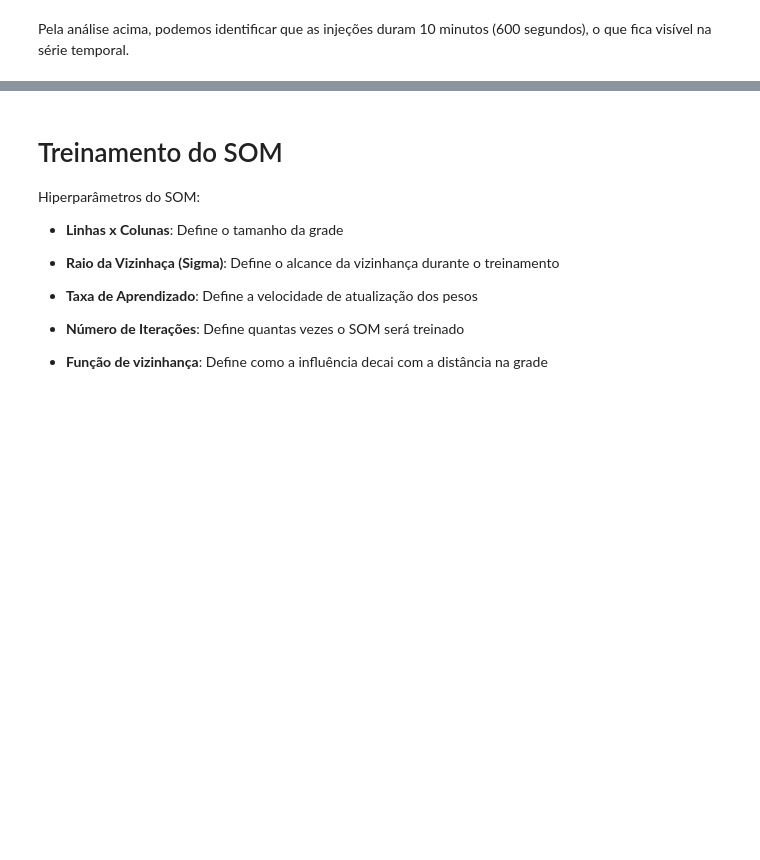
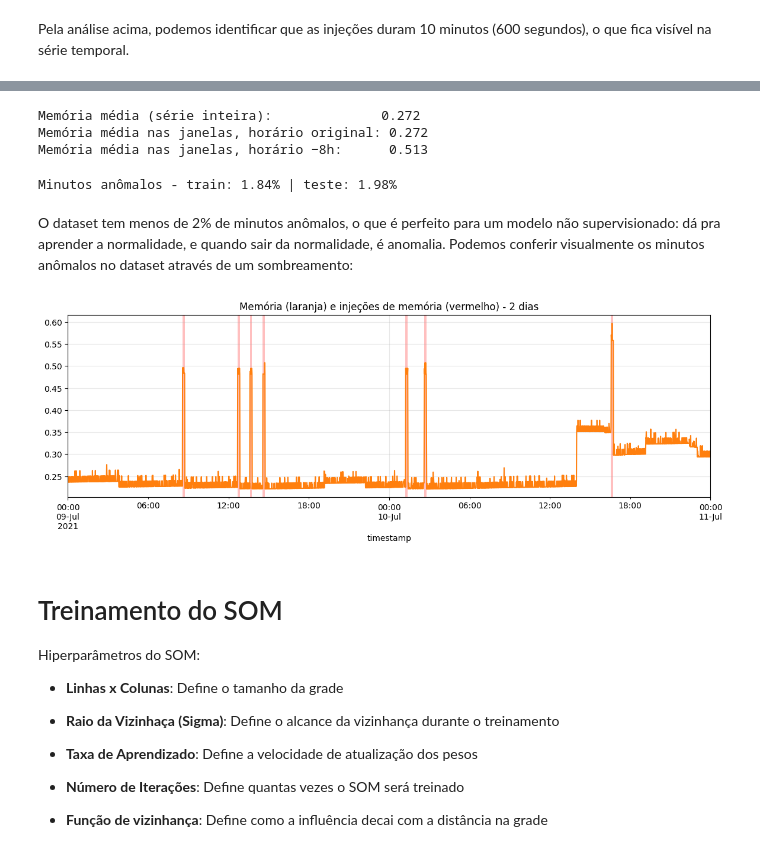
Before and after one commit to JoaoVictorCRP/mestrado-ppgca, a Jupyter notebook: notebooks/som-ad.ipynb, the cells around one changed output, grey strips where cells are left out. Saved outputs shown, nothing was run; the diff lists cells and outputs as text; code cells hidden in the pictures; blank space fills up the shorter version.

Commit message:
som-ad: extracao dos rotulos de anomalia (injecoes)

```diff
--- a/notebooks/som-ad.ipynb
+++ b/notebooks/som-ad.ipynb
@@ -257,3 +260,56 @@ Pela análise acima, podemos identificar que as injeções duram 10 minutos (600
+# %%
+inj_mem = inj_service[inj_service['anomaly_type'] == 'memory_anomalies']
+
+
+def mean_memory_in_windows(hour_shift):
+    # Memória media dentro das janelas de injeção, considerando o deslocamento de horas.
+    means = []
+    for start, duration in zip(inj_mem['start'], inj_mem['duration_seconds']):
+        init = start + pd.Timedelta(hours=hour_shift)
+        means.append(df.loc[init:init + pd.Timedelta(seconds=duration), 'mem'].mean())
+    return np.nanmean(means)
+
+
+print(f"Memória média (série inteira):              {df['mem'].mean():.3f}")
+print(f'Memória média nas janelas, horário de pequim (UTC+8): {mean_memory_in_windows(0):.3f}')
+print(f'Memória média nas janelas, horário padrão (UTC):      {mean_memory_in_windows(-8):.3f}')
+# %% [output]
+Memória média (série inteira):              0.272
+Memória média nas janelas, horário original: 0.272
+Memória média nas janelas, horário −8h:      0.513
+# %%
+INJECTIONS_TZ = 8  # run_table em UTC+8
+
+windows = pd.DataFrame({'start': inj_mem['start'] - pd.Timedelta(hours=INJECTIONS_TZ)})
+windows['end'] = windows['start'] + pd.to_timedelta(inj_mem['duration_seconds'], unit='s')
+
+label = pd.Series(0, index=df.index, name='anomaly')
+for start, end in zip(windows['start'], windows['end']):
+  # Rotular os minutos dentro das janelas de injeção como anômalos
+  label.loc[(label.index >= start.floor('min')) & (label.index <= end)] = 1
+
+y_train = label.loc[train.index].to_numpy()
+y_test = label.loc[test.index].to_numpy()
+print(f'Minutos anômalos - train: {y_train.mean():.2%} | teste: {y_test.mean():.2%}')
+# %% [output]
+Minutos anômalos - train: 1.84% | teste: 1.98%
+# %% [markdown]
+O dataset tem menos de 2% de minutos anômalos, o que é perfeito para um modelo não supervisionado: dá pra aprender a normalidade, e quando sair da normalidade, é anomalia.
+Podemos conferir visualmente os minutos anômalos no dataset através de um sombreamento:
+# %%
+def highlight_injections(ax, start, end):
+  # Pinta de vermelho as janelas de anomalia injetada que caem em [start, end].
+  sel = windows[(windows['end'] >= start) & (windows['start'] <= end)]
+  for ini, f in zip(sel['start'], sel['end']):
+    ax.axvspan(ini, f, color='red', alpha=0.25, lw=0)
+
+
+ini, end = pd.Timestamp('2021-07-09'), pd.Timestamp('2021-07-11')
+ax = df.loc[ini:end, 'mem'].plot(color='tab:orange', title='Memória (laranja) e injeções de memória (vermelho) - 2 dias')
+highlight_injections(ax, ini, end)
+plt.show()
+# %% [output]
+[figure, added]
 # %% [markdown]
 # Treinamento do SOM
 Hiperparâmetros do SOM:
```
Also changed, not shown: parts of 3 cells of this notebook.
